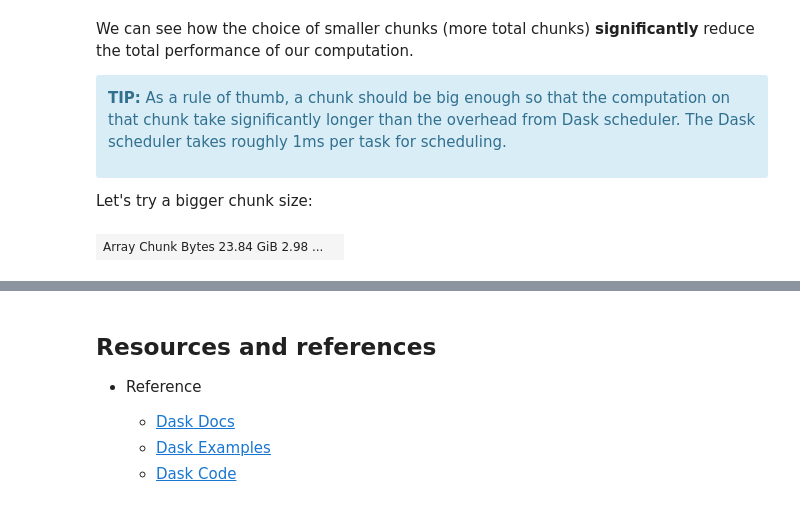
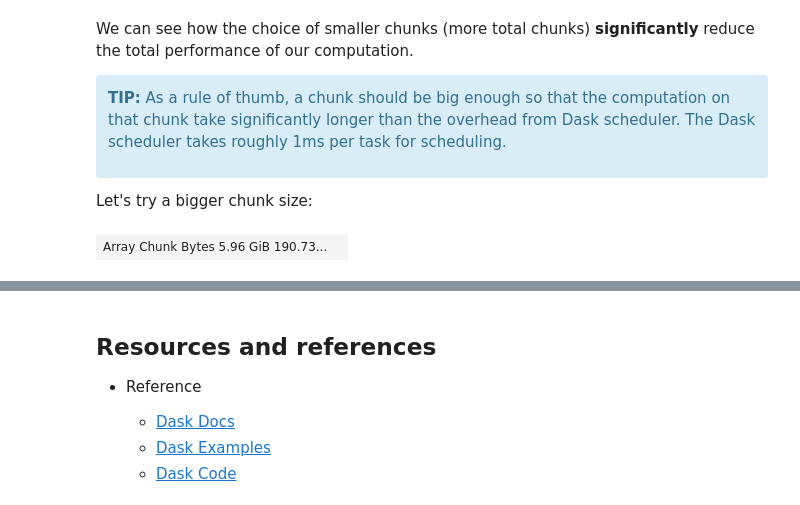
Before and after one commit to NCAR/dask-tutorial, a Jupyter notebook: notebooks/01-dask-array.ipynb, the cells around one changed output, grey strips where cells are left out. Cells and saved outputs as stored; diff of their text form; code cells hidden in the pictures.

```diff
--- a/notebooks/01-dask-array.ipynb
+++ b/notebooks/01-dask-array.ipynb
@@ -291,12 +312,11 @@ The previous example illustrated how Dask works, but using Dask is not really ne
 # %%
-big_shape = (4000, 200, 4000)
+big_shape = (2000, 200, 2000)
 
 # -- this will make a big numpy array that might not fit on your machine
 #big_np = np.ones(big_shape)
 # %% [markdown]
 Make a similar Dask Array with similar shape but specifying the `chunks` size:
 # %%
-big_chunk = (500, 100, 1000)
-big_da = da.ones(big_shape,chunks=big_chunk)
+big_da = da.ones(big_shape)
 big_da
 # %% [output]
@@ -376,11 +385,13 @@ We can see how the choice of smaller chunks (more total chunks) **significantly*
 
 Let's try a bigger chunk size:
 # %%
-new_chunk_shape = (1000,200,2000)
+new_chunk_shape = (500, 100, 500)
+#big_chunk =
+
 rechunked_big_da = big_da.rechunk(new_chunk_shape)
 rechunked_big_da
 # %% [output]
-| Array Chunk Bytes 23.84 GiB 2.98 ... |  |
+| Array Chunk Bytes 5.96 GiB 190.73... |  |
 # %%
 %%time
 # perform big computation on chunked array
```
Also changed, not shown: parts of 54 cells of this notebook.
